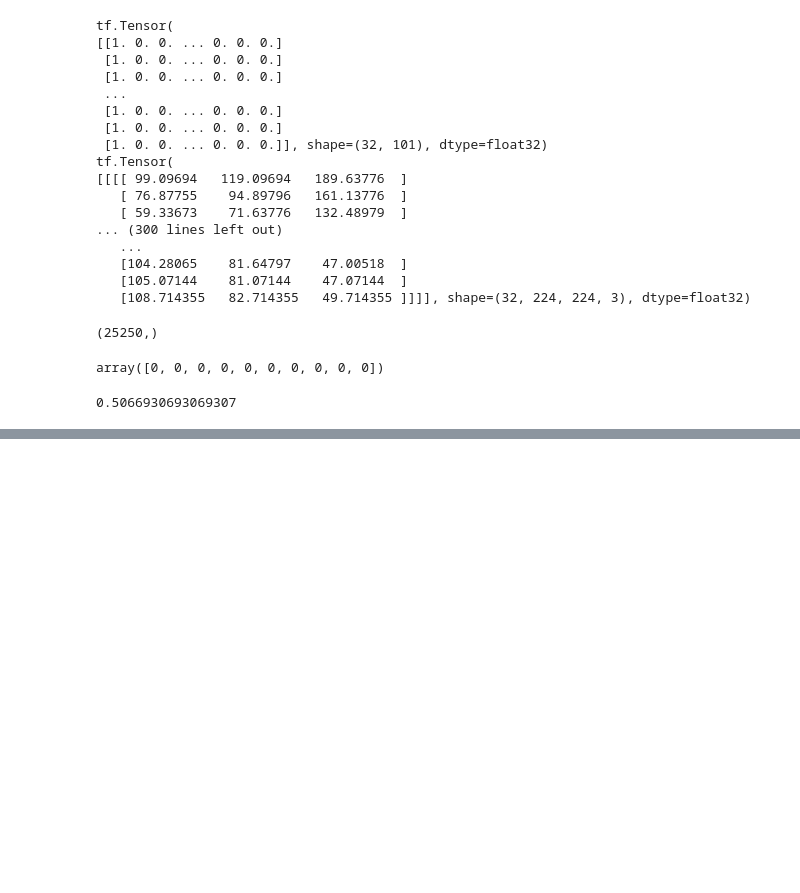
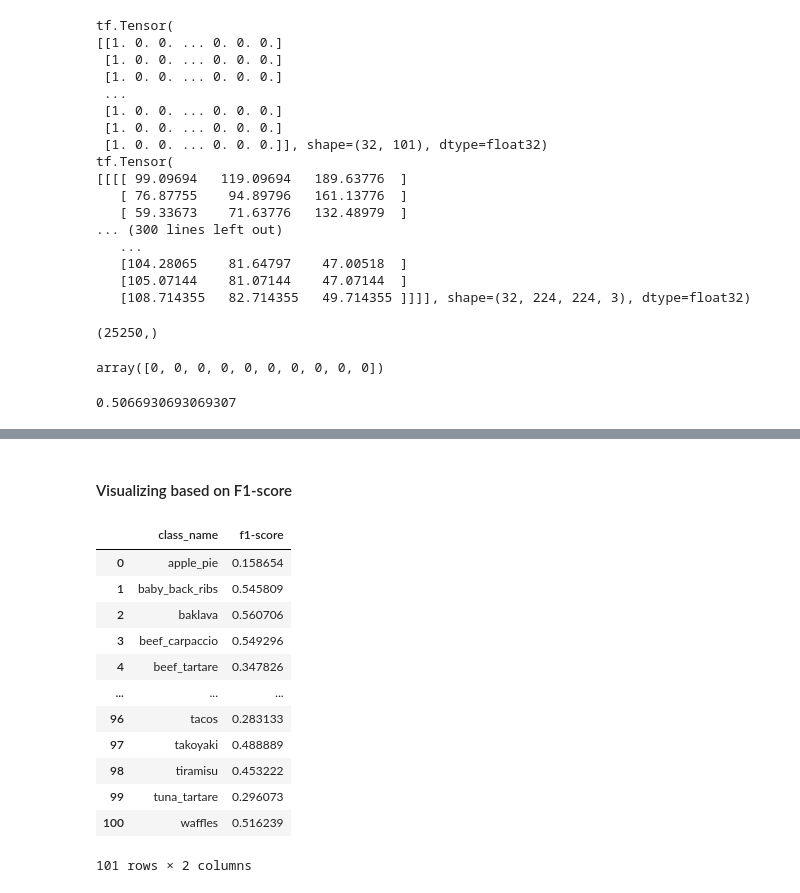
Before and after one commit to divyalaldinani/Deep-Learning-in-TensorFlow, a Jupyter notebook: 06_transfer_learning_scaling_up.ipynb, the cells around one changed output, grey strips where cells are left out. Cells and saved outputs as stored; diff of their text form; code cells hidden in the pictures; blank space fills up the shorter version.

```diff
--- a/06_transfer_learning_scaling_up.ipynb
+++ b/06_transfer_learning_scaling_up.ipynb
@@ -501,0 +552,2 @@ make_confusion_matrix(y_true=y_labels, y_pred=pred_classes, classes=classes,figs
+# %% [markdown]
+#### Visualizing based on F1-score
@@ -501,0 +560,20 @@ make_confusion_matrix(y_true=y_labels, y_pred=pred_classes, classes=classes,figs
+# %%
+import pandas as pd
+
+f1_scores_df = pd.DataFrame({'class_name': classes,
+                             'f1-score': f1_scores})
+f1_scores_df
+# %% [output]
+|  | class_name | f1-score |
+| 0 | apple_pie | 0.158654 |
+| 1 | baby_back_ribs | 0.545809 |
+| 2 | baklava | 0.560706 |
+| 3 | beef_carpaccio | 0.549296 |
+| 4 | beef_tartare | 0.347826 |
+| ... | ... | ... |
+| 96 | tacos | 0.283133 |
+| 97 | takoyaki | 0.488889 |
+| 98 | tiramisu | 0.453222 |
+| 99 | tuna_tartare | 0.296073 |
+| 100 | waffles | 0.516239 |
+101 rows × 2 columns
```
Also changed, not shown: parts of 10 cells of this notebook.
